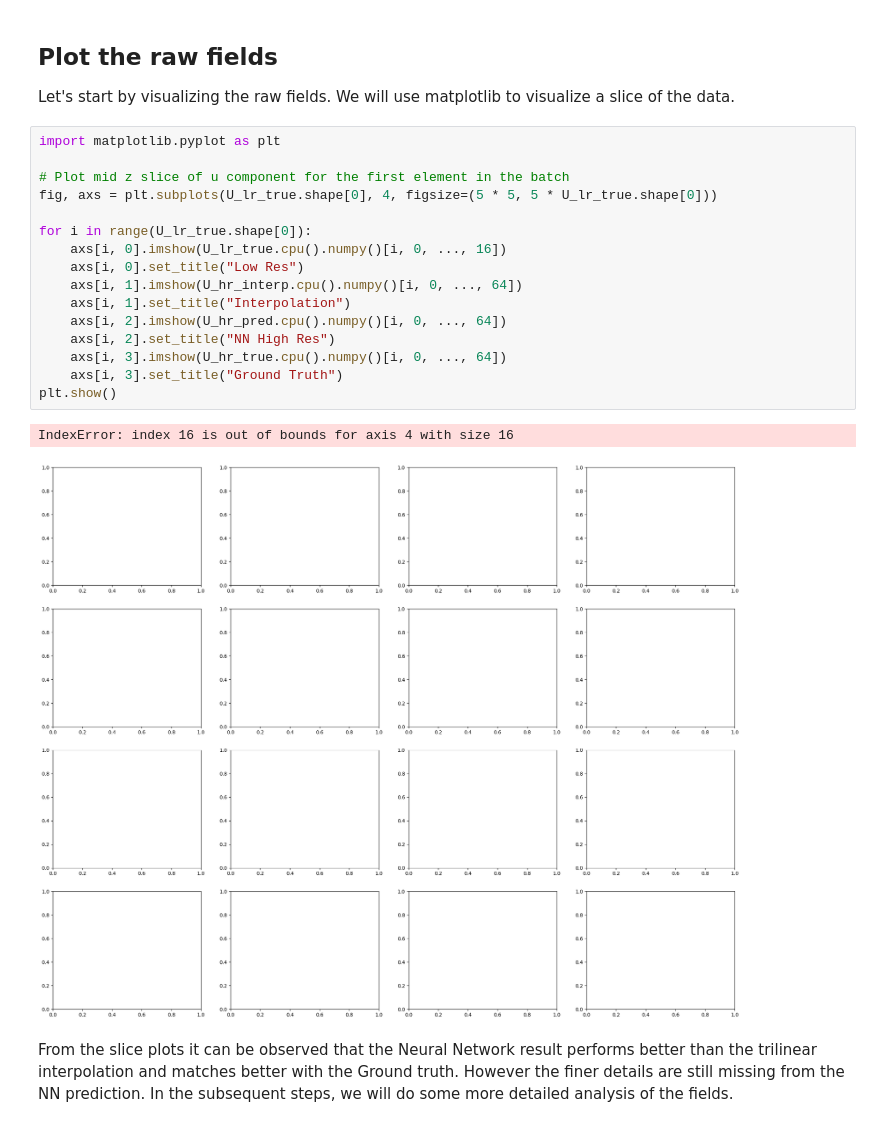
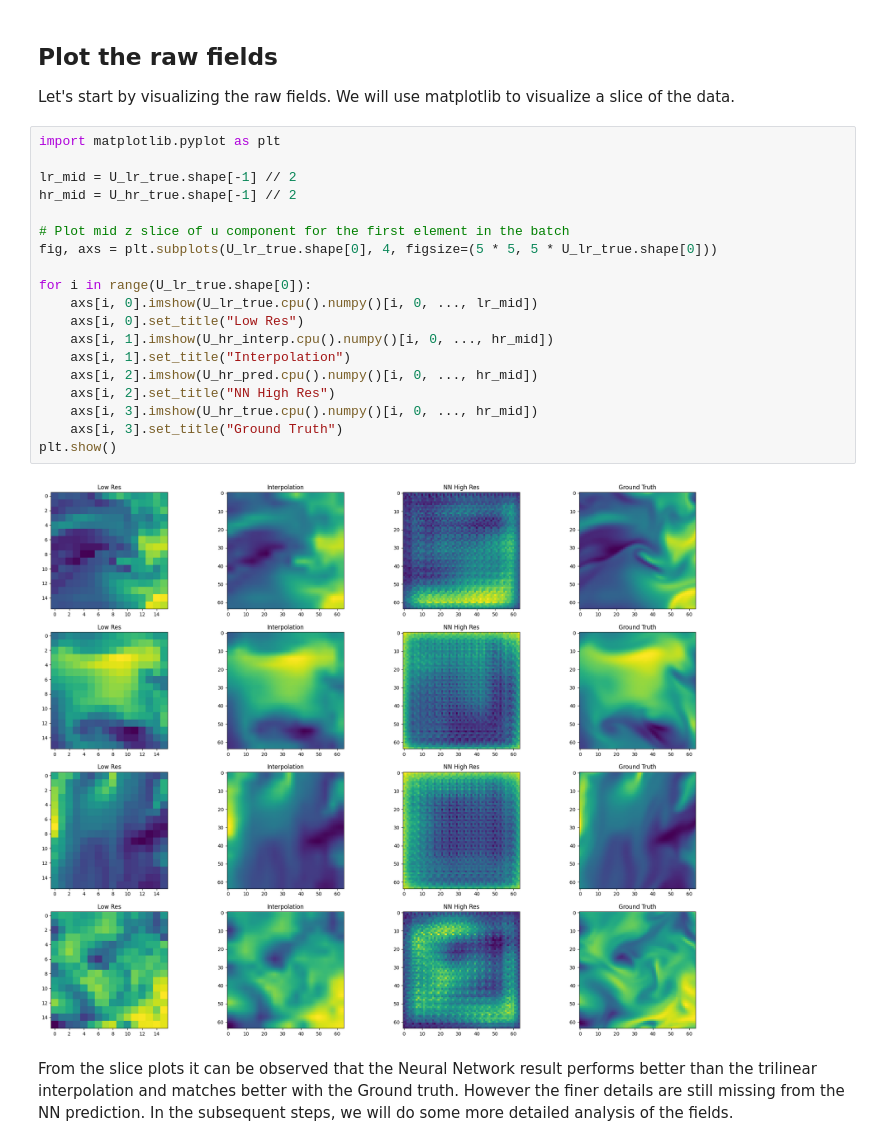
Before and after one commit to ariellubonja/physicsnemo-sym, a Jupyter notebook: examples/super_resolution/inference_analysis.ipynb, the cells around one changed output. Drawn from its saved outputs; the diff is of its cells as text.

Commit message:
Removed Inference Plotting hard-coded sizes

```diff
--- a/examples/super_resolution/inference_analysis.ipynb
+++ b/examples/super_resolution/inference_analysis.ipynb
@@ -99,23 +99,25 @@ p_hr_pred, q_hr_pred, r_hr_pred = compute_p_q_r(U_hr_pred_grad)
 Let's start by visualizing the raw fields. We will use matplotlib to visualize a slice of the data.
 # %%
 import matplotlib.pyplot as plt
+
+lr_mid = U_lr_true.shape[-1] // 2
+hr_mid = U_hr_true.shape[-1] // 2
 
 # Plot mid z slice of u component for the first element in the batch
 fig, axs = plt.subplots(U_lr_true.shape[0], 4, figsize=(5 * 5, 5 * U_lr_true.shape[0]))
 
 for i in range(U_lr_true.shape[0]):
-    axs[i, 0].imshow(U_lr_true.cpu().numpy()[i, 0, ..., 16])
+    axs[i, 0].imshow(U_lr_true.cpu().numpy()[i, 0, ..., lr_mid])
     axs[i, 0].set_title("Low Res")
-    axs[i, 1].imshow(U_hr_interp.cpu().numpy()[i, 0, ..., 64])
+    axs[i, 1].imshow(U_hr_interp.cpu().numpy()[i, 0, ..., hr_mid])
     axs[i, 1].set_title("Interpolation")
-    axs[i, 2].imshow(U_hr_pred.cpu().numpy()[i, 0, ..., 64])
+    axs[i, 2].imshow(U_hr_pred.cpu().numpy()[i, 0, ..., hr_mid])
     axs[i, 2].set_title("NN High Res")
-    axs[i, 3].imshow(U_hr_true.cpu().numpy()[i, 0, ..., 64])
+    axs[i, 3].imshow(U_hr_true.cpu().numpy()[i, 0, ..., hr_mid])
     axs[i, 3].set_title("Ground Truth")
 plt.show()
 # %% [output]
-IndexError: index 16 is out of bounds for axis 4 with size 16
-[figure, old version]
+[figure, new version]
 # %% [markdown]
 From the slice plots it can be observed that the Neural Network result performs better than the trilinear interpolation and matches better with the Ground truth. However the finer details are still missing from the NN prediction. In the subsequent steps, we will do some more detailed analysis of the fields.
 # %% [markdown]
```
Also changed, not shown: parts of 5 cells of this notebook.
